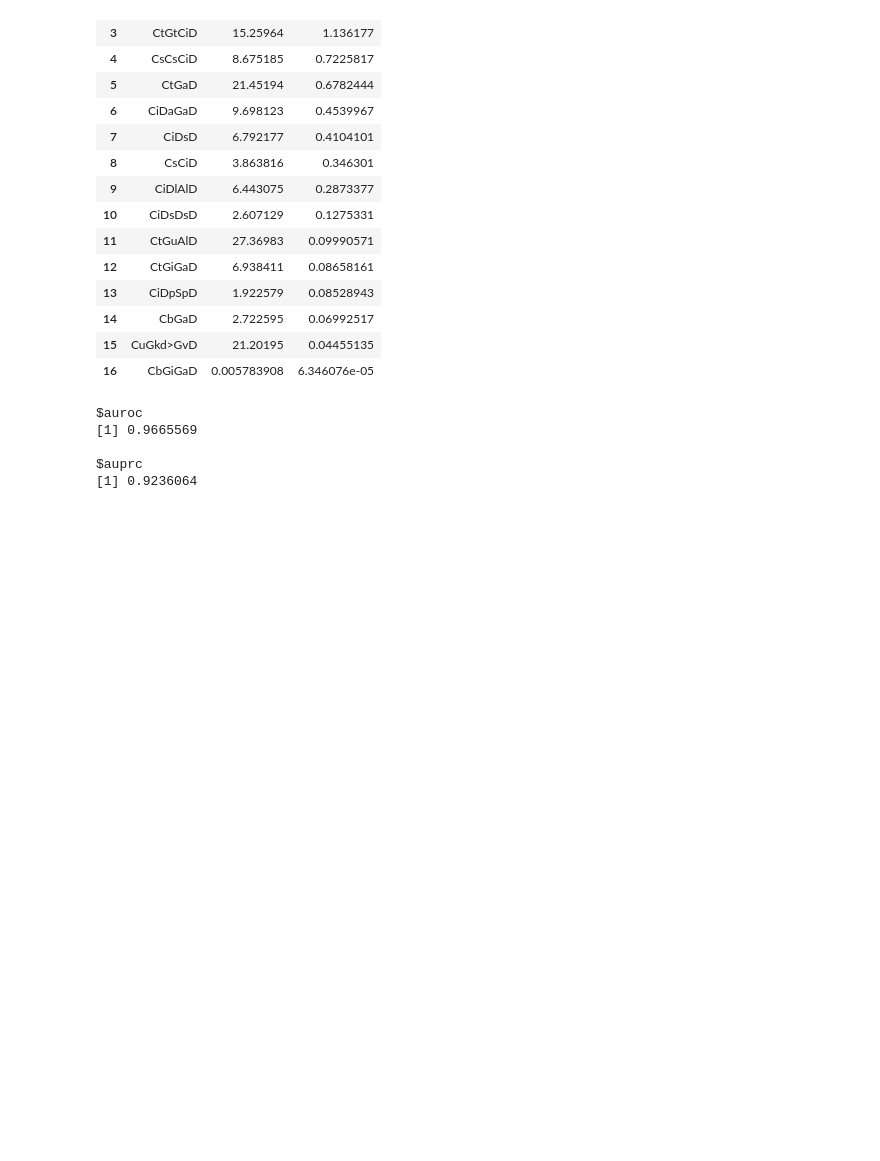
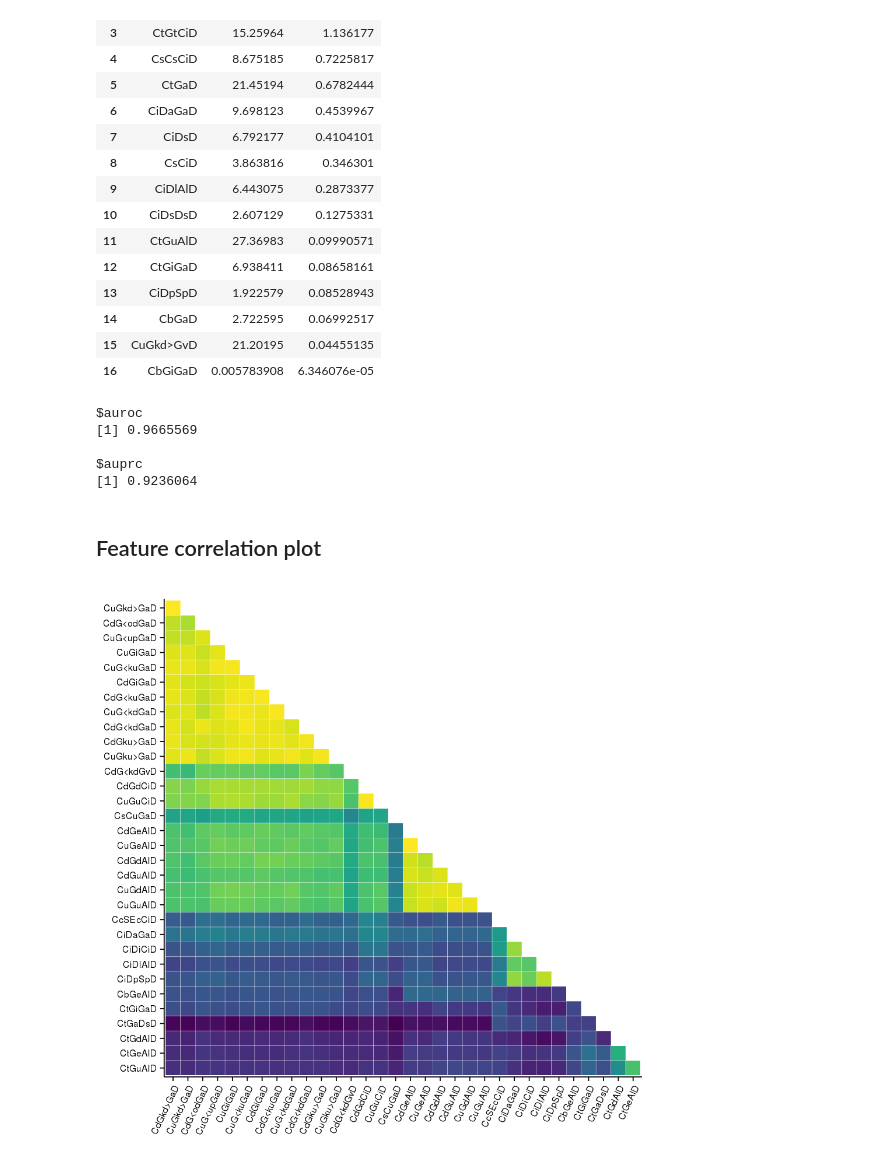
Before and after one commit to dhimmel/learn, a Jupyter notebook: learnr.ipynb, the cells around one changed output. Drawn from its saved outputs; the diff is of its cells as text; code cells hidden in the pictures; blank space fills up the shorter version.

Commit message:
Add feature correlation plot

```diff
--- a/learnr.ipynb
+++ b/learnr.ipynb
@@ -72,3 +76,46 @@ pred_df$y_pred = lasso$y_pred
 pred_df = pred_df %>%
   dplyr::arrange(disease_name, desc(y_pred))
 pred_df %>% readr::write_csv('data/predictions.csv')
+# %% [markdown]
+## Feature correlation plot
+# %%
+nonzero_df = dwpc_df %>%
+  dplyr::group_by(metapath) %>%
+  dplyr::summarize(nonzero = mean(path_count > 0))
+
+cor_features = dplyr::filter(nonzero_df, nonzero >= 0.25)$metapath
+# %%
+order_by_clustering <- function(cor_mat) {
+  clust <- hclust(dist(cor_mat), method='ward.D2')
+  return(colnames(cor_mat)[clust$order])
+}
+
+cor_mat = cor(x[, cor_features])
+features_sorted = order_by_clustering(cor_mat)
+cor_mat = cor_mat[features_sorted, features_sorted]
+cor_mat[lower.tri(cor_mat, diag=TRUE)] <- NA
+# %%
+cor_df = cor_mat %>% as.data.frame %>%
+  dplyr::add_rownames('feature_0') %>%
+  tidyr::gather(feature_1, correlation, -feature_0, na.rm = TRUE)
+# %%
+w = 8; h = 8
+options(repr.plot.width=w, repr.plot.height = h)
+xlimits = features_sorted[-length(features_sorted)]
+ylimits = rev(features_sorted[-1])
+cor_df %>%
+  ggplot2::ggplot(ggplot2::aes(feature_0, feature_1, fill=correlation)) +
+  ggplot2::theme_bw() +
+  ggplot2::geom_tile(color='white') +
+  ggplot2::scale_x_discrete(limits=xlimits) +
+  ggplot2::scale_y_discrete(limits=ylimits) +
+  ggplot2::theme(axis.text.x=ggplot2::element_text(angle=65, hjust=1)) +
+  ggplot2::xlab(NULL) + ggplot2::ylab(NULL) + ggplot2::coord_fixed() +
+  ggplot2::scale_fill_gradientn(colours=viridis::viridis(200), guide=FALSE) +
+  ggplot2::theme(plot.background=ggplot2::element_blank(),
+                 panel.grid.major=ggplot2::element_blank(),
+                 panel.grid.minor=ggplot2::element_blank(),
+                 panel.border=ggplot2::element_blank(),
+                 axis.line=ggplot2::element_line(color='black'))
+# %% [output]
+[figure, added]
```
Also changed, not shown: parts of 2 cells of this notebook.
